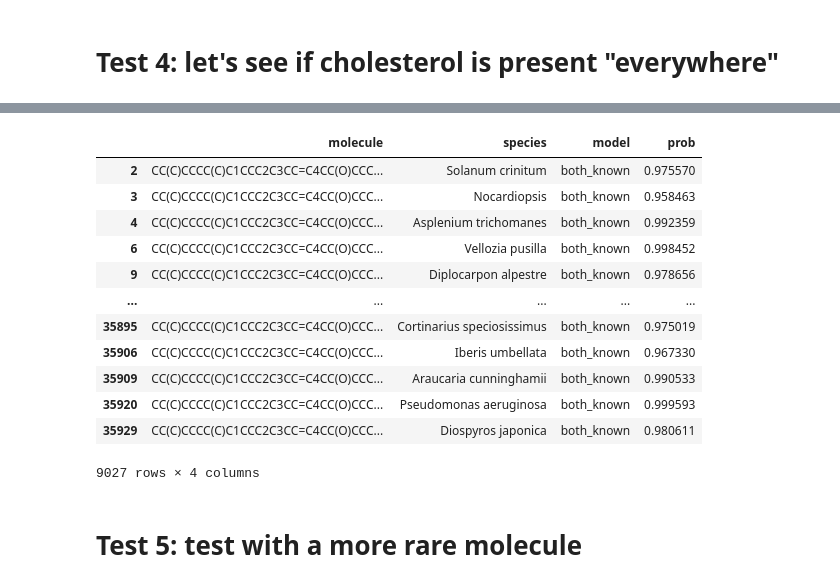
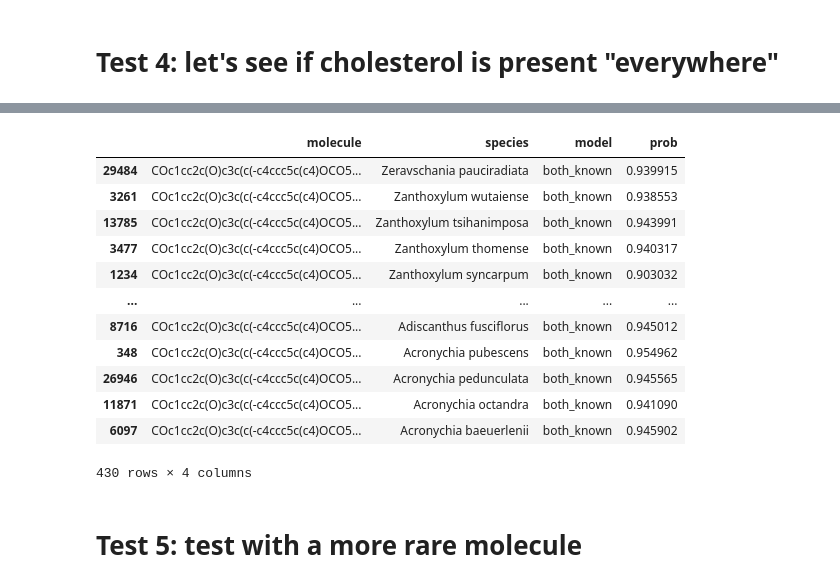
Before and after one commit to anticipated-chemistry-of-life/GNN, a Jupyter notebook: test_pipeline.ipynb, the cells around one changed output, grey strips where cells are left out. Drawn from its saved outputs; the diff is of its cells as text; code cells hidden in the pictures.

```diff
--- a/test_pipeline.ipynb
+++ b/test_pipeline.ipynb
@@ -149,7 +137,7 @@ out_3[out_3.prob>0.98]
 # %% [markdown]
 # Test 4: let's see if cholesterol is present "everywhere"
 # %%
-mol = 'CC(C)CCCC(C)C1CCC2C3CC=C4CC(O)CCC4(C)C3CCC12C'
+mol = 'COc1cc2c(O)c3c(c(-c4ccc5c(c4)OCO5)c2cc1OC)C(=O)OC3'
 data_4 = pd.DataFrame(
     {'molecule': mol,
      'species': list(set(species_features_dummy.index)-set(sku[sku.structure_smiles_2D==mol].organism_name))})
@@ -221,19 +209,19 @@ len(out_4[out_4.prob>0.5])/len(out_4)
 # %%
-out_4[out_4.prob>0.95]
+out_4[out_4.prob>0.9].sort_values(by='species', ascending=False)
 # %% [output]
 |  | molecule | species | model | prob |
-| 2 | CC(C)CCCC(C)C1CCC2C3CC=C4CC(O)CCC... | Solanum crinitum | both_known | 0.975570 |
-| 3 | CC(C)CCCC(C)C1CCC2C3CC=C4CC(O)CCC... | Nocardiopsis | both_known | 0.958463 |
-| 4 | CC(C)CCCC(C)C1CCC2C3CC=C4CC(O)CCC... | Asplenium trichomanes | both_known | 0.992359 |
-| 6 | CC(C)CCCC(C)C1CCC2C3CC=C4CC(O)CCC... | Vellozia pusilla | both_known | 0.998452 |
-| 9 | CC(C)CCCC(C)C1CCC2C3CC=C4CC(O)CCC... | Diplocarpon alpestre | both_known | 0.978656 |
+| 29484 | COc1cc2c(O)c3c(c(-c4ccc5c(c4)OCO5... | Zeravschania pauciradiata | both_known | 0.939915 |
+| 3261 | COc1cc2c(O)c3c(c(-c4ccc5c(c4)OCO5... | Zanthoxylum wutaiense | both_known | 0.938553 |
+| 13785 | COc1cc2c(O)c3c(c(-c4ccc5c(c4)OCO5... | Zanthoxylum tsihanimposa | both_known | 0.943991 |
+| 3477 | COc1cc2c(O)c3c(c(-c4ccc5c(c4)OCO5... | Zanthoxylum thomense | both_known | 0.940317 |
+| 1234 | COc1cc2c(O)c3c(c(-c4ccc5c(c4)OCO5... | Zanthoxylum syncarpum | both_known | 0.903032 |
 | ... | ... | ... | ... | ... |
-| 35895 | CC(C)CCCC(C)C1CCC2C3CC=C4CC(O)CCC... | Cortinarius speciosissimus | both_known | 0.975019 |
-| 35906 | CC(C)CCCC(C)C1CCC2C3CC=C4CC(O)CCC... | Iberis umbellata | both_known | 0.967330 |
-| 35909 | CC(C)CCCC(C)C1CCC2C3CC=C4CC(O)CCC... | Araucaria cunninghamii | both_known | 0.990533 |
-| 35920 | CC(C)CCCC(C)C1CCC2C3CC=C4CC(O)CCC... | Pseudomonas aeruginosa | both_known | 0.999593 |
-| 35929 | CC(C)CCCC(C)C1CCC2C3CC=C4CC(O)CCC... | Diospyros japonica | both_known | 0.980611 |
+| 8716 | COc1cc2c(O)c3c(c(-c4ccc5c(c4)OCO5... | Adiscanthus fusciflorus | both_known | 0.945012 |
+| 348 | COc1cc2c(O)c3c(c(-c4ccc5c(c4)OCO5... | Acronychia pubescens | both_known | 0.954962 |
+| 26946 | COc1cc2c(O)c3c(c(-c4ccc5c(c4)OCO5... | Acronychia pedunculata | both_known | 0.945565 |
+| 11871 | COc1cc2c(O)c3c(c(-c4ccc5c(c4)OCO5... | Acronychia octandra | both_known | 0.941090 |
+| 6097 | COc1cc2c(O)c3c(c(-c4ccc5c(c4)OCO5... | Acronychia baeuerlenii | both_known | 0.945902 |
-9027 rows × 4 columns
+430 rows × 4 columns
 # %% [markdown]
 # Test 5: test with a more rare molecule
 # %%
```
Also changed, not shown: parts of 10 cells of this notebook, 2 other files.
